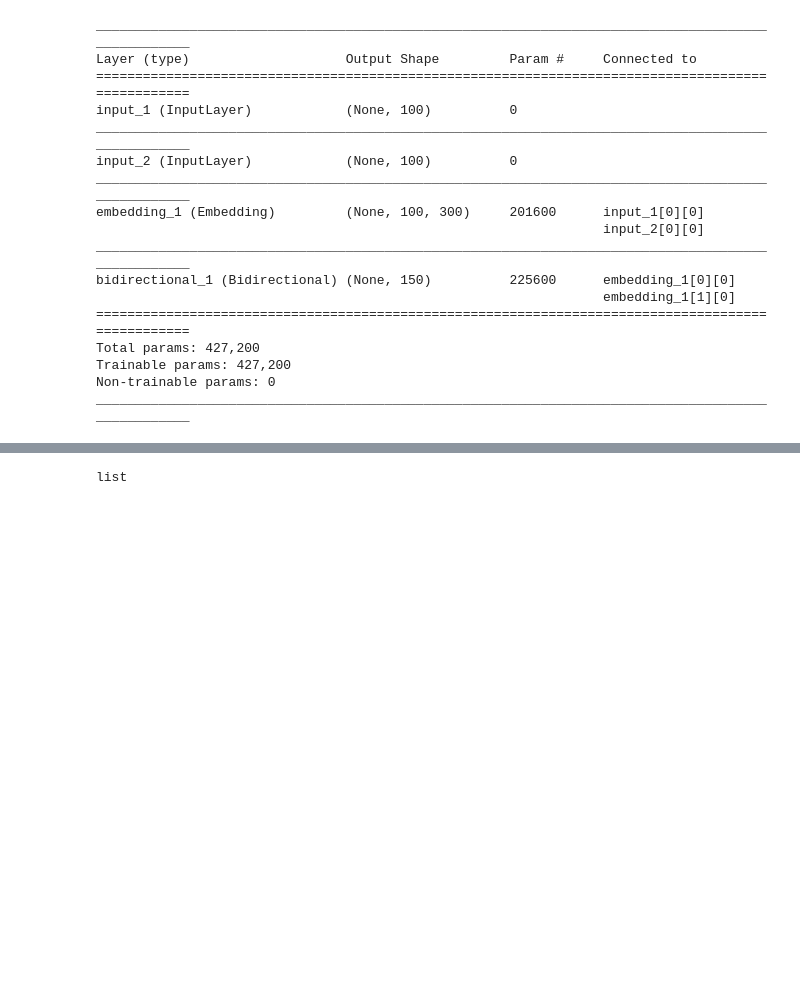
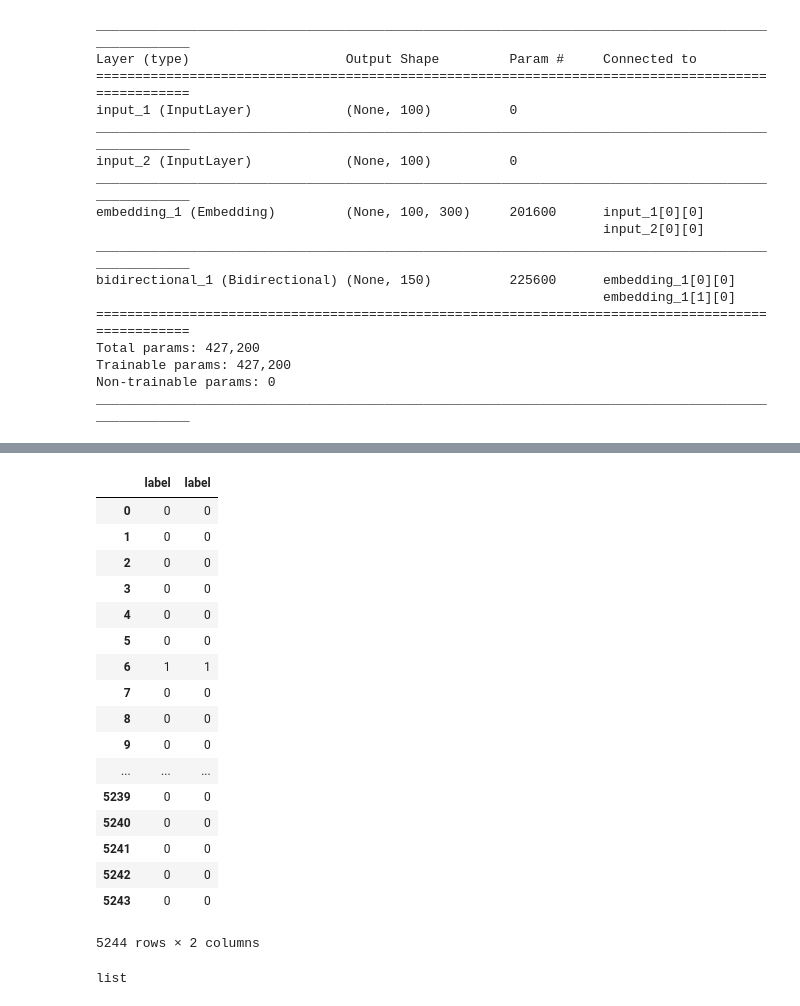
Before and after one commit to a-wars/AGIW_DeepER, a Jupyter notebook: notebooks/create_dataset_for_testing_LSH.ipynb, the cells around one changed output, grey strips where cells are left out. Drawn from its saved outputs; the diff is of its cells as text; code cells hidden in the pictures; blank space fills up the shorter version.

```diff
--- a/notebooks/create_dataset_for_testing_LSH.ipynb
+++ b/notebooks/create_dataset_for_testing_LSH.ipynb
@@ -143,0 +150,7 @@ labels = np.argmax(testLabels, axis=1)
+# %%
+train_df = pd.read_csv('../datasets/DI2KG/DI2KG_train.csv')
+valid_df = pd.read_csv('../datasets/DI2KG/DI2KG_valid.csv')
+test_df = pd.read_csv('../datasets/DI2KG/DI2KG_test.csv')
+# %%
+camera_df = pd.concat([train_df,valid_df,test_df],axis=0)
+camera_df = camera_df.reset_index(drop=True)
@@ -163,3 +210,26 @@ lshDf.shape
+# %%
+lshTestDataframe = pd.concat([camera_df,lshDf],axis=1)
+# %%
+lshTestDataframe['label']
+# %% [output]
+|  | label | label |
+| 0 | 0 | 0 |
+| 1 | 0 | 0 |
+| 2 | 0 | 0 |
+| 3 | 0 | 0 |
+| 4 | 0 | 0 |
+| 5 | 0 | 0 |
+| 6 | 1 | 1 |
+| 7 | 0 | 0 |
+| 8 | 0 | 0 |
+| 9 | 0 | 0 |
+| ... | ... | ... |
+| 5239 | 0 | 0 |
+| 5240 | 0 | 0 |
+| 5241 | 0 | 0 |
+| 5242 | 0 | 0 |
+| 5243 | 0 | 0 |
+5244 rows × 2 columns
 # %%
 type(lshDf['left_table'][0])
 # %% [output]
```
Also changed, not shown: parts of 13 cells of this notebook, 4 other files.
